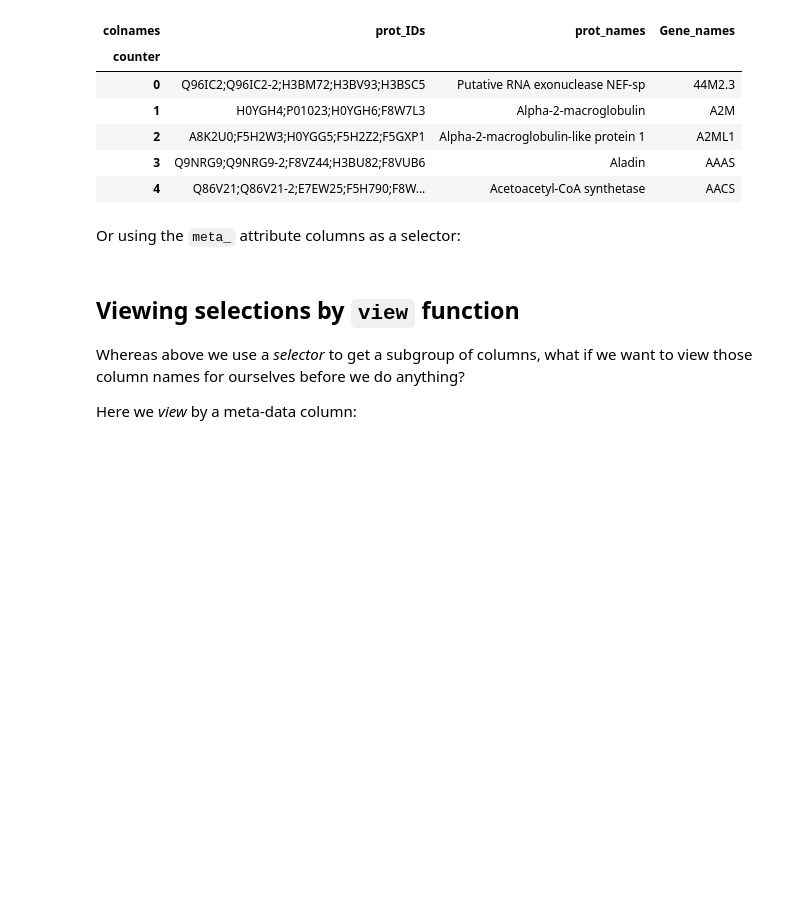
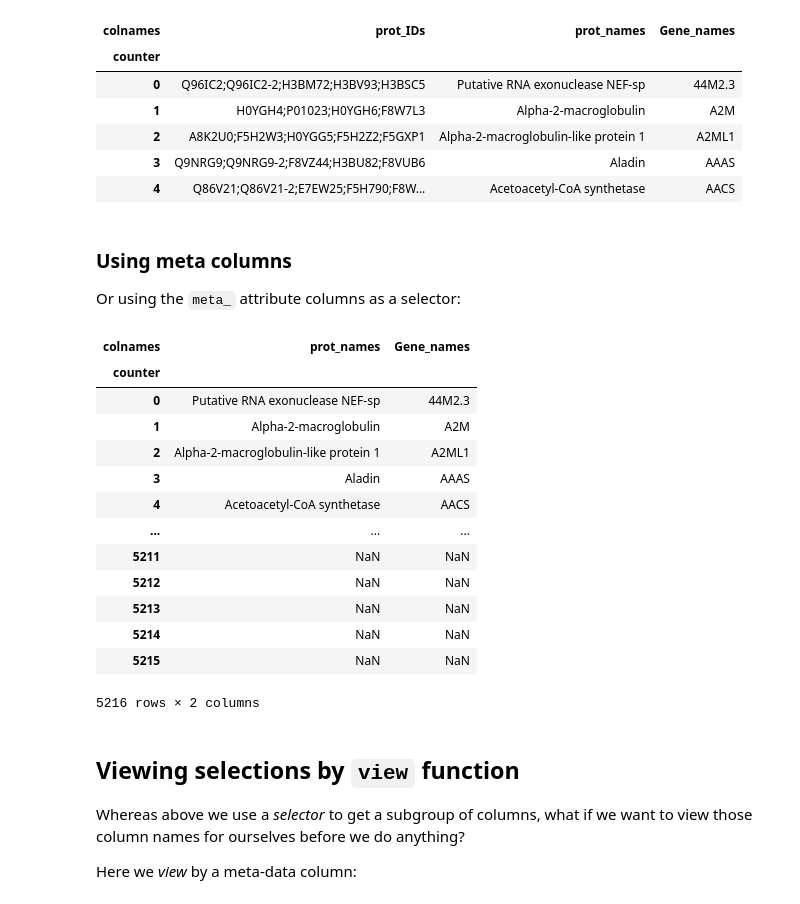
Before and after one commit to gregparkes/turbopanda, a Jupyter notebook: examples/notebook1.ipynb, the cells around one changed output. Cells and saved outputs as stored; diff of their text form; code cells hidden in the pictures; blank space fills up the shorter version.

```diff
--- a/examples/notebook1.ipynb
+++ b/examples/notebook1.ipynb
@@ -177,9 +193,26 @@ g[object].head()
 | 3 | Q9NRG9;Q9NRG9-2;F8VZ44;H3BU82;F8VUB6 | Aladin | AAAS |
 | 4 | Q86V21;Q86V21-2;E7EW25;F5H790;F8W... | Acetoacetyl-CoA synthetase | AACS |
 # %% [markdown]
+### Using meta columns
+
 Or using the `meta_` attribute columns as a selector:
 # %%
-g["is_potential_id"]
+g["is_mixed_type"]
+# %% [output]
+| colnames | prot_names | Gene_names |
+| counter |  |  |
+| 0 | Putative RNA exonuclease NEF-sp | 44M2.3 |
+| 1 | Alpha-2-macroglobulin | A2M |
+| 2 | Alpha-2-macroglobulin-like protein 1 | A2ML1 |
+| 3 | Aladin | AAAS |
+| 4 | Acetoacetyl-CoA synthetase | AACS |
+| ... | ... | ... |
+| 5211 | NaN | NaN |
+| 5212 | NaN | NaN |
+| 5213 | NaN | NaN |
+| 5214 | NaN | NaN |
+| 5215 | NaN | NaN |
+5216 rows × 2 columns
 # %% [markdown]
 ## Viewing selections by `view` function
 
```
Also changed, not shown: parts of 39 cells of this notebook, 5 other files.
